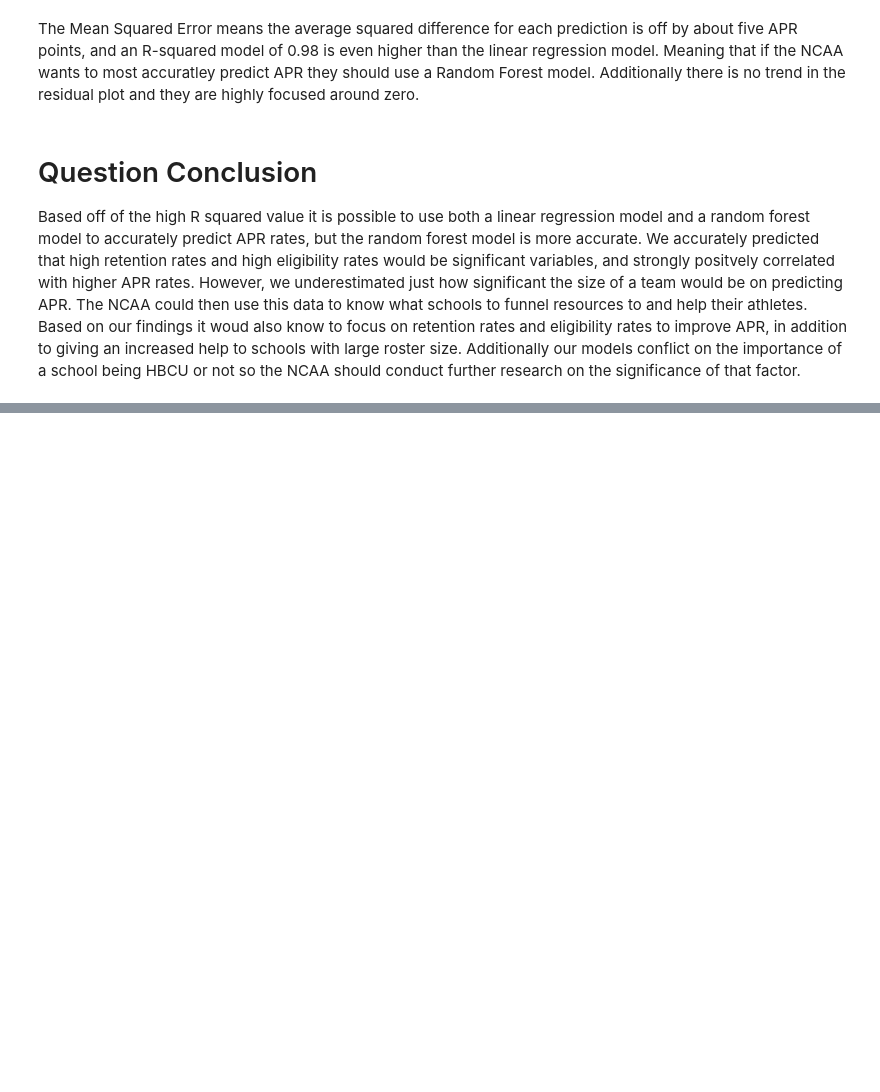
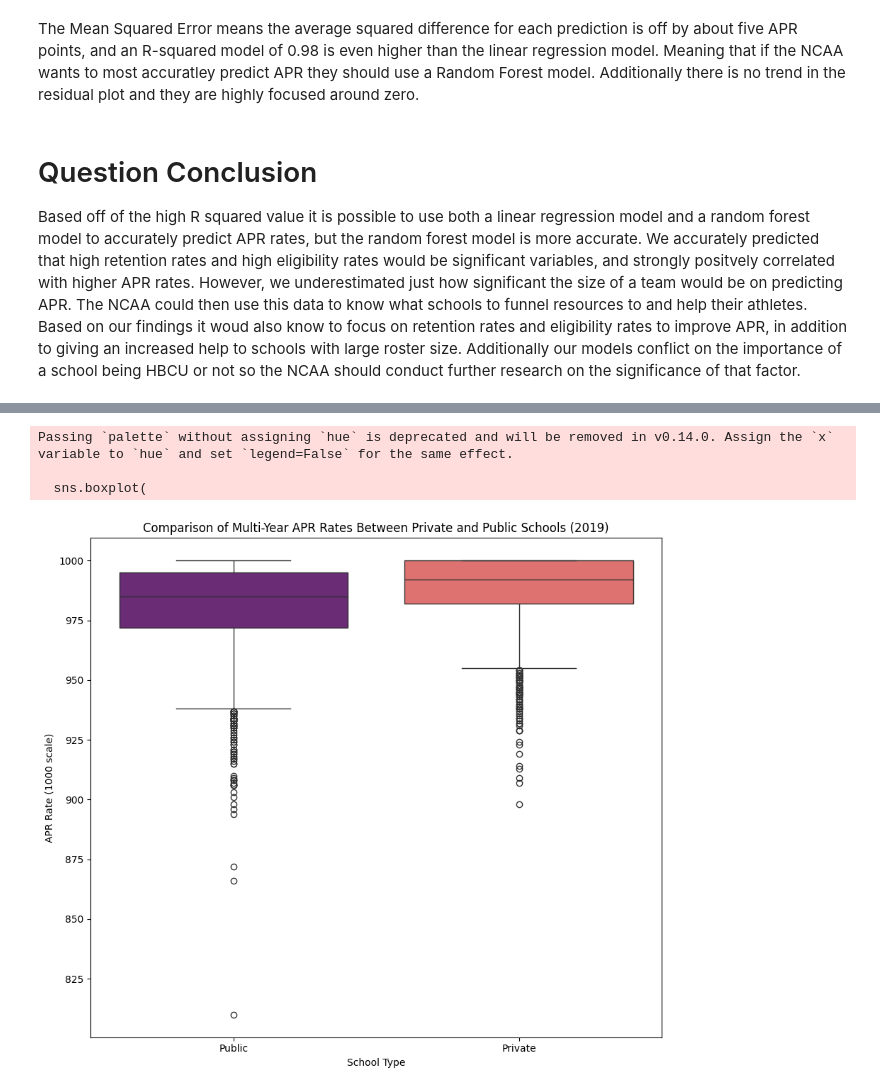
Before and after one commit to Ngilbert0807/DIDA_325_Final-project, a Jupyter notebook: Checkpoints/Checkpoint 3.ipynb, the cells around one changed output, grey strips where cells are left out. Drawn from its saved outputs; the diff is of its cells as text; code cells hidden in the pictures; blank space fills up the shorter version.

```diff
--- a/Checkpoints/Checkpoint 3.ipynb
+++ b/Checkpoints/Checkpoint 3.ipynb
@@ -309,0 +317,27 @@ Based off of the high R squared value it is possible to use both a linear regres
+# %%
+data=clean_data.copy()
+data_filtered = data[['SCL_PRIVATE', 'MULTIYR_APR_RATE_1000_RAW', 'ACADEMIC_YEAR']].copy()
+
+data_filtered['School Type'] = data_filtered['SCL_PRIVATE'].map({'Y': 'Private', 'N': 'Public'})
+
+compareSchoolType = data_filtered[data_filtered["ACADEMIC_YEAR"] == 2019].copy()
+
+plt.figure(figsize=(9, 8))
+
+sns.boxplot(
+    data=compareSchoolType,
+    x="School Type",
+    y="MULTIYR_APR_RATE_1000_RAW",
+    palette="magma"
+)
+
+plt.title('Comparison of Multi-Year APR Rates Between Private and Public Schools (2019)')
+plt.ylabel('APR Rate (1000 scale)')
+plt.xlabel('School Type')
+plt.tight_layout()
+plt.show()
+# %% [output]
+Passing `palette` without assigning `hue` is deprecated and will be removed in v0.14.0. Assign the `x` variable to `hue` and set `legend=False` for the same effect.
+
+  sns.boxplot(
+[figure, added]
```
Also changed, not shown: parts of 11 cells of this notebook.
